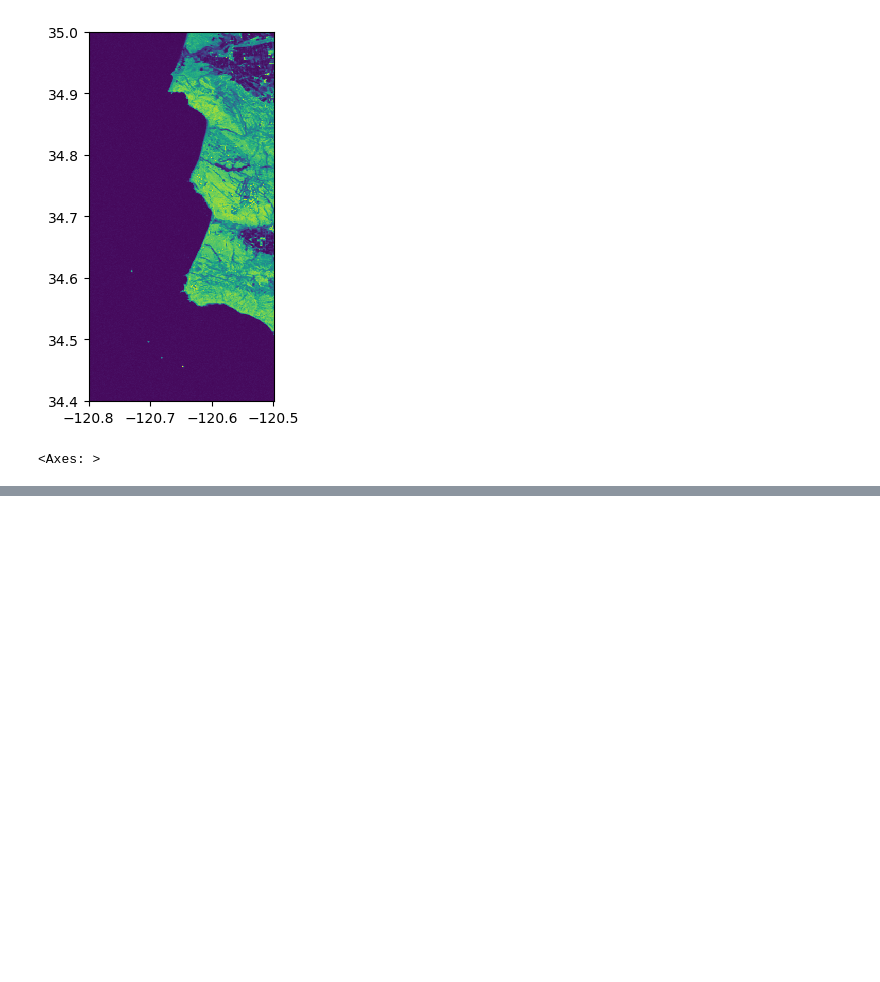
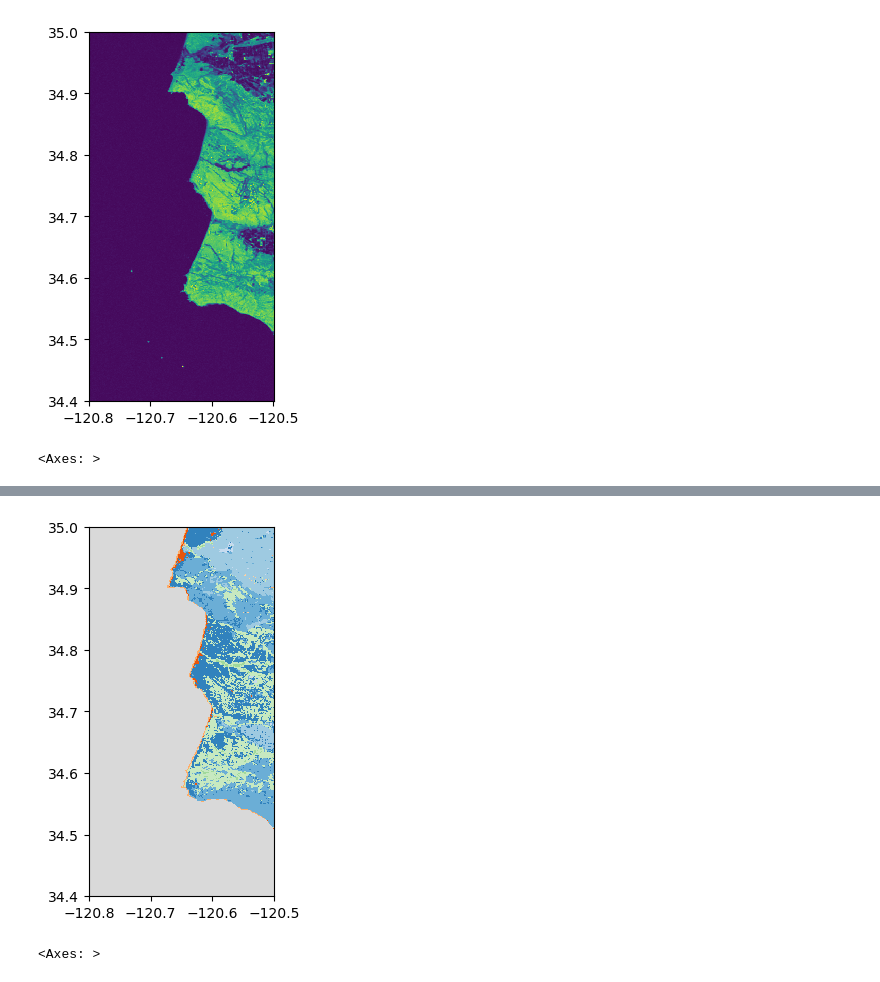
Before and after one commit to OPERA-Cal-Val/tile-mate, a Jupyter notebook: notebooks/Basic_Demo.ipynb, the cells around one changed output, grey strips where cells are left out. Cells and saved outputs as stored; diff of their text form; code cells hidden in the pictures; blank space fills up the shorter version.

```diff
--- a/notebooks/Basic_Demo.ipynb
+++ b/notebooks/Basic_Demo.ipynb
@@ -134,0 +138,9 @@ show(X_coh,
+# %%
+%%time
+
+bounds = [-120.8, 34.4, -120.5, 35]
+
+X_cop100, p_cop100 = get_raster_from_tiles(bounds,
+                                           tile_shortname='cop_100_lulc_discrete',
+                                           year=2019)
+X_cop100.shape
@@ -134,0 +153,8 @@ show(X_coh,
+# %%
+show(X_cop100,
+     transform=p_cop100['transform'],
+     interpolation='none',
+     cmap='tab20c')
+# %% [output]
+[figure, added]
+<Axes: >
```
Also changed, not shown: parts of 8 cells of this notebook, 6 other files.
